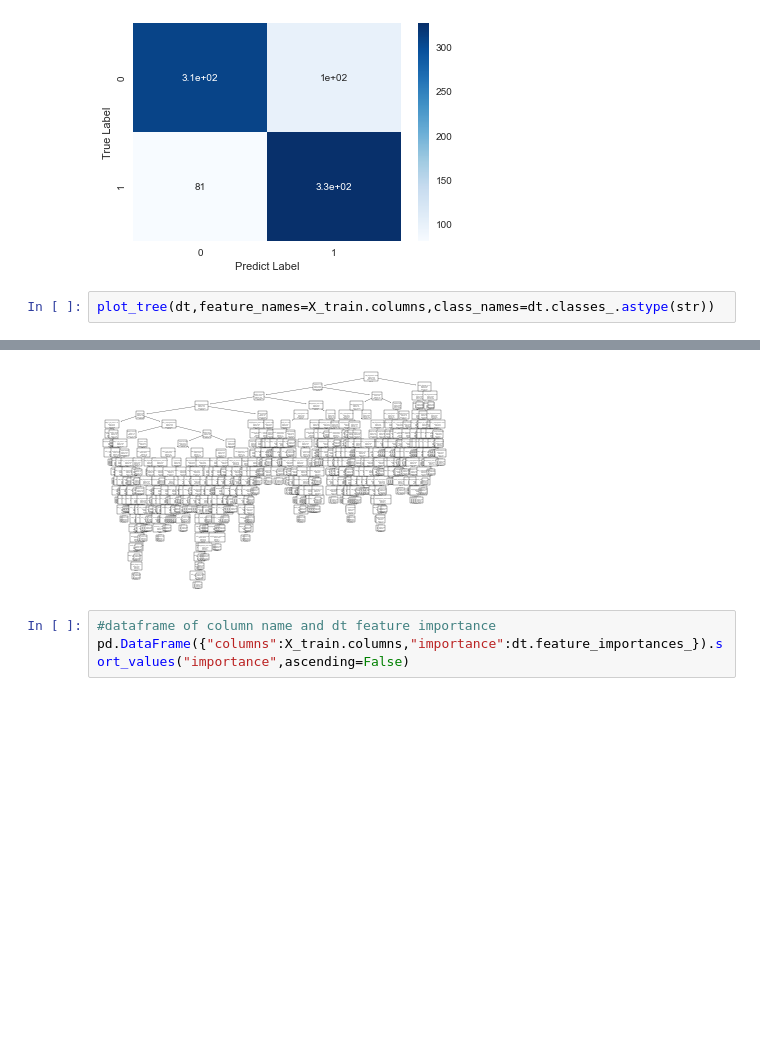
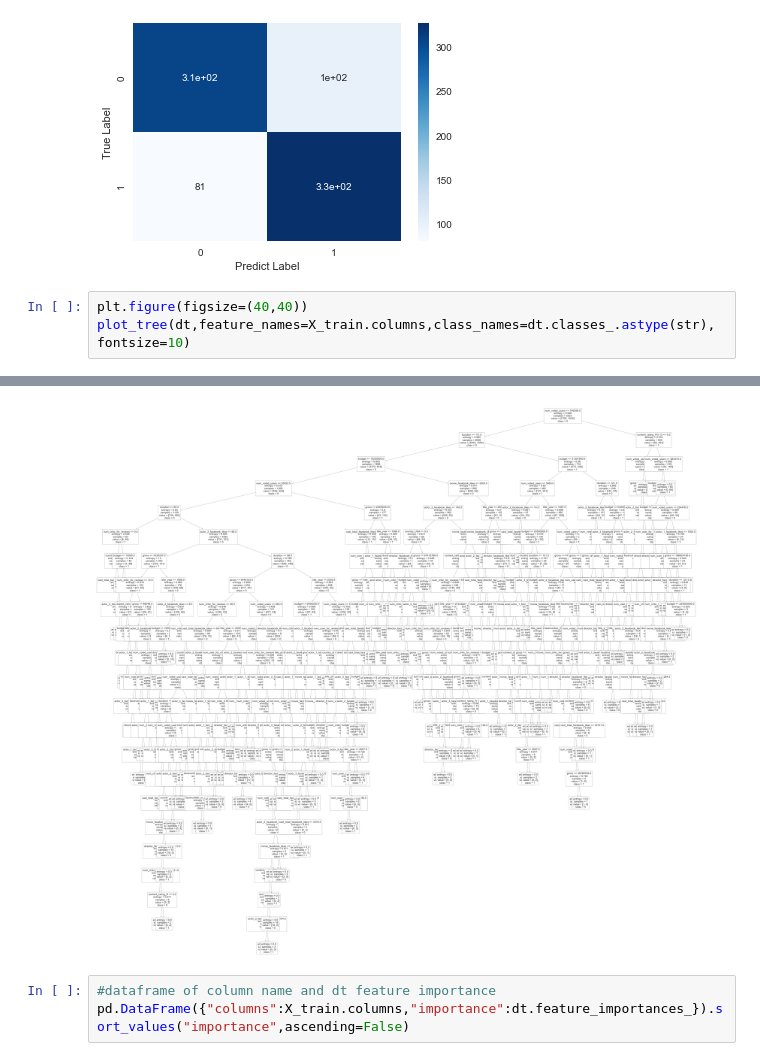
Before and after one commit to tontan2545/Big-Data-and-Artificial-Intelligence, a Jupyter notebook: W6_Decision_Trees/HW6_Decision_Trees.ipynb, the cells around one changed output, grey strips where cells are left out. Cells and saved outputs as stored; diff of their text form; blank space fills up the shorter version.

```diff
--- a/W6_Decision_Trees/HW6_Decision_Trees.ipynb
+++ b/W6_Decision_Trees/HW6_Decision_Trees.ipynb
@@ -728,5 +716,6 @@ Accuracy on train:   1.0
 Accuracy on test:  0.778
 [figure]
 # %%
-plot_tree(dt,feature_names=X_train.columns,class_names=dt.classes_.astype(str))
+plt.figure(figsize=(40,40))
+plot_tree(dt,feature_names=X_train.columns,class_names=dt.classes_.astype(str), fontsize=10)
 # %% [output]
@@ -750,4 +739,4 @@ plot_tree(dt,feature_names=X_train.columns,class_names=dt.classes_.astype(str))
-[figure, old version]
+[figure, new version]
 # %%
 #dataframe of column name and dt feature importance
 pd.DataFrame({"columns":X_train.columns,"importance":dt.feature_importances_}).sort_values("importance",ascending=False)
```
Also changed, not shown: parts of 3 cells of this notebook, 1 other file.
